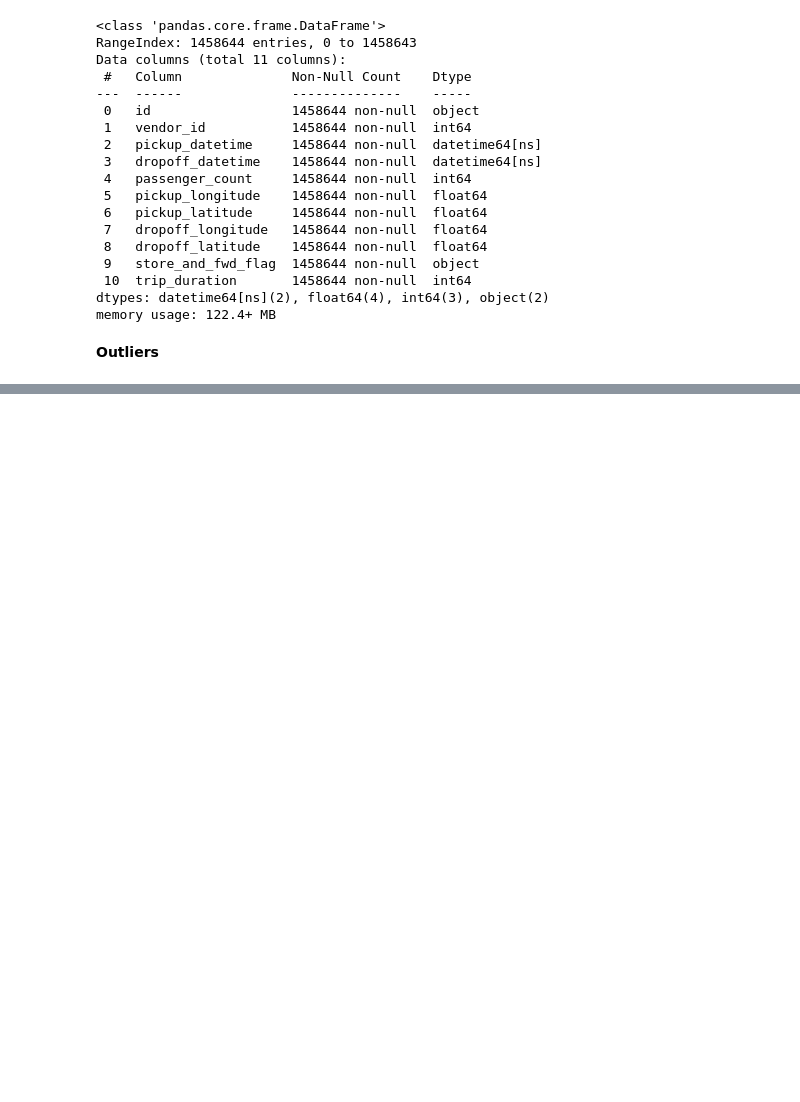
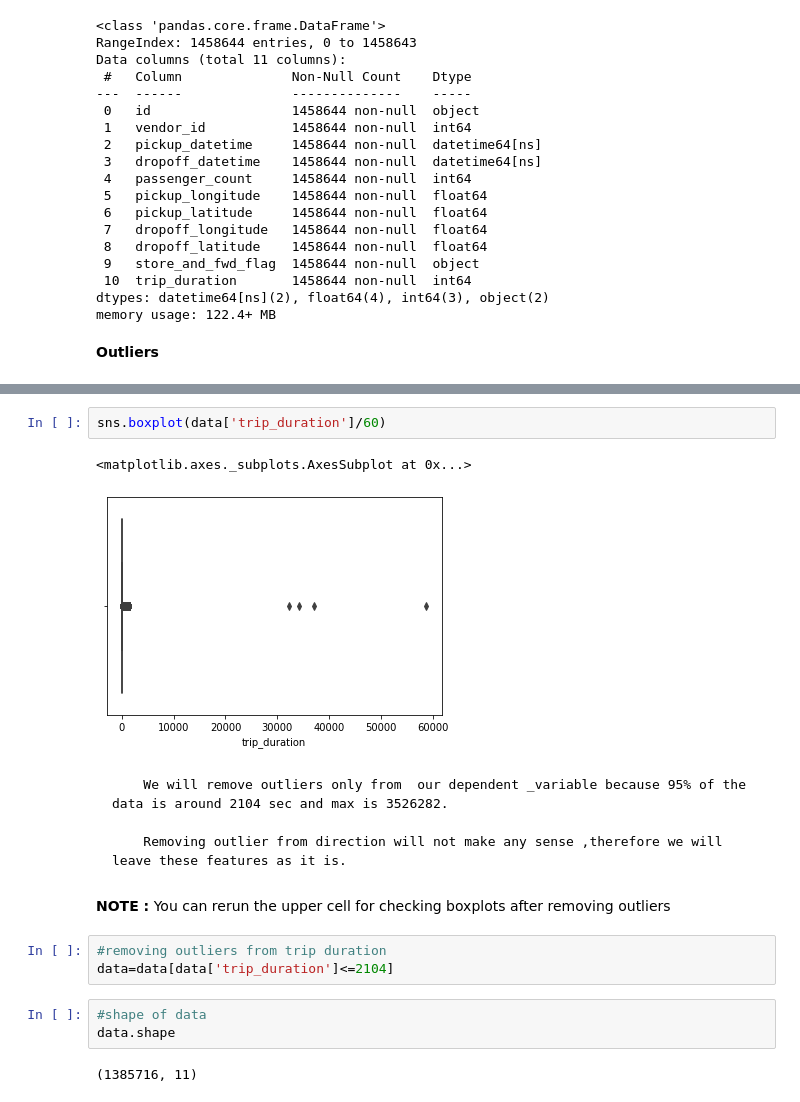
Before and after one commit to ajayn3300/NYC-_Taxi_Trip_Time-Prediction---Regression, a Jupyter notebook: NYC_Taxi_Trip_Time_Prediction_Capstone_Project.ipynb, the cells around one changed output, grey strips where cells are left out. Drawn from its saved outputs; the diff is of its cells as text; blank space fills up the shorter version.

```diff
--- a/NYC_Taxi_Trip_Time_Prediction_Capstone_Project.ipynb
+++ b/NYC_Taxi_Trip_Time_Prediction_Capstone_Project.ipynb
@@ -173,0 +174,19 @@ for i,j in enumerate(data.describe().columns):
+# %%
+sns.boxplot(data['trip_duration']/60)
+# %% [output]
+<matplotlib.axes._subplots.AxesSubplot at 0x...>
+[figure, added]
+# %% [markdown]
+        We will remove outliers only from  our dependent _variable because 95% of the data is around 2104 sec and max is 3526282.
+
+        Removing outlier from direction will not make any sense ,therefore we will leave these features as it is.
+# %% [markdown]
+**NOTE :** You can rerun the upper cell for checking boxplots after removing outliers
+# %%
+#removing outliers from trip duration
+data=data[data['trip_duration']<=2104]
+# %%
+#shape of data
+data.shape
+# %% [output]
+(1385716, 11)
```
Also changed, not shown: parts of 9 cells of this notebook.
